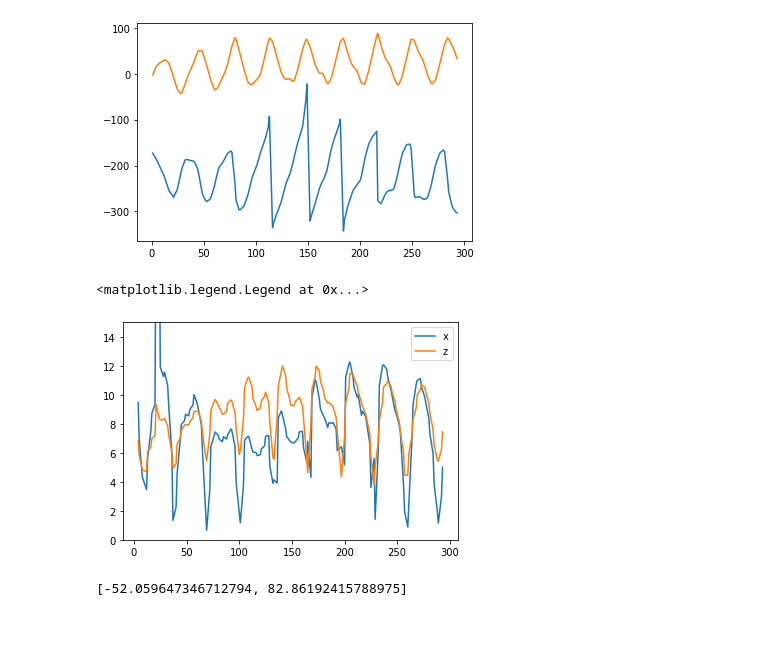
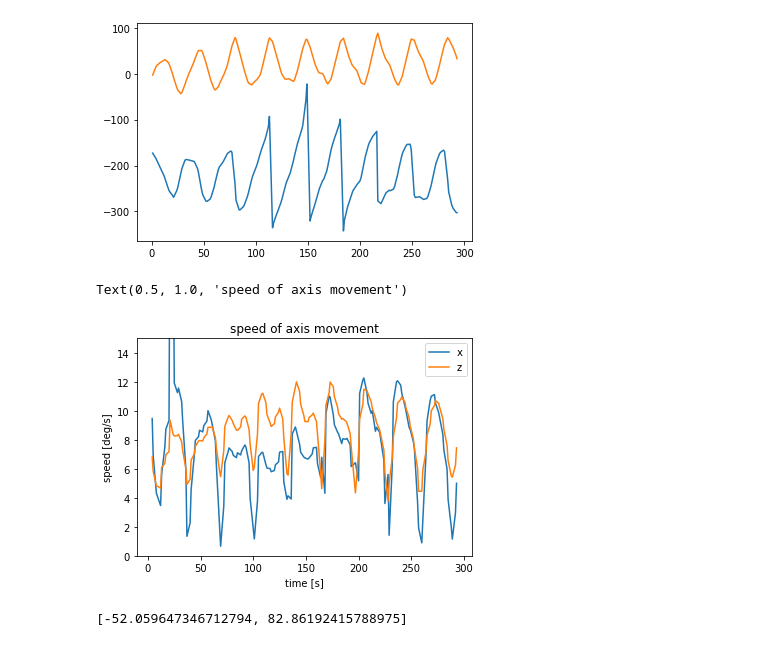
Before and after one commit to limu007/cube, a Jupyter notebook: Attitude_computed.ipynb, the cells around one changed output. Cells and saved outputs as stored; diff of their text form; code cells hidden in the pictures.

```diff
--- a/Attitude_computed.ipynb
+++ b/Attitude_computed.ipynb
@@ -109,12 +109,15 @@ angdif_z=[np.arccos((eci_body[i,:,2]*eci_body[i-1,:,2]).sum()) for i in range(1,
 # %%
 pl.plot(dt2[1:],np.rad2deg(angdif_x)/ddt)
 pl.plot(dt2[1:],np.rad2deg(angdif_z)/ddt)
 pl.ylim(0,15)
 #pl.grid()
 pl.legend(["x","z"])
+pl.ylabel('speed [deg/s]')
+pl.xlabel('time [s]')
+pl.title('speed of axis movement')
 # %% [output]
-<matplotlib.legend.Legend at 0x...>
+Text(0.5, 1.0, 'speed of axis movement')
-[figure, old version]
+[figure, new version]
 # %%
 axes_z=[]
 axes_x=[]
```
